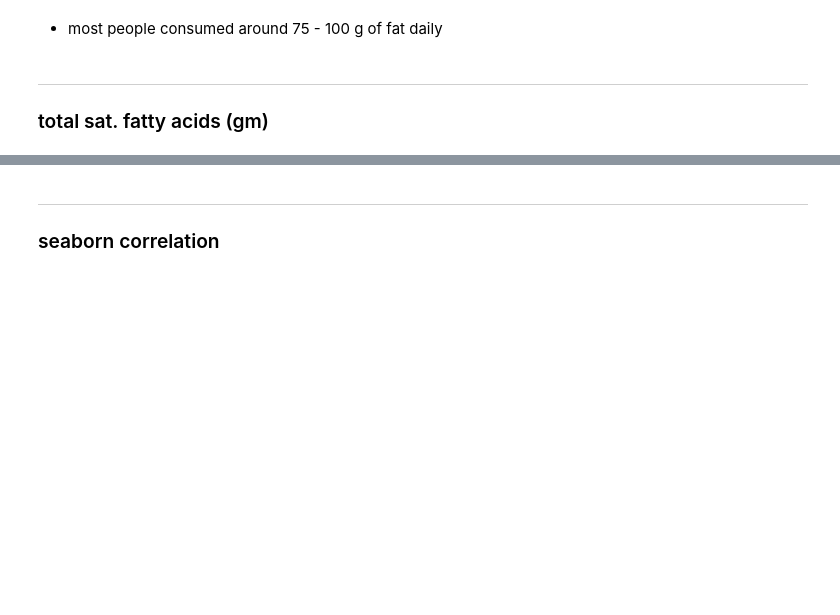
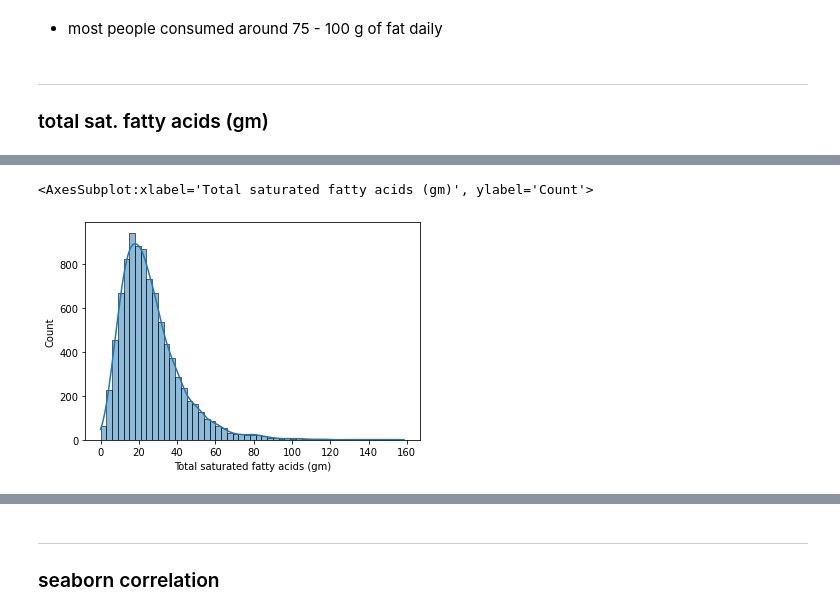
Before and after one commit to amyylin1/NHANES_Dietary_Data, a Jupyter notebook: diet_data.ipynb, the cells around one changed output, grey strips where cells are left out. Saved outputs shown, nothing was run; the diff lists cells and outputs as text; code cells hidden in the pictures; blank space fills up the shorter version.

```diff
--- a/nutrition.ipynb
+++ b/diet_data.ipynb
@@ -351,0 +469,7 @@ sat_fat = ff_1['Tot]
+# %%
+# one way
+sns.histplot(ff_1['Total saturated fatty acids (gm)'],
+       bins=100, element='bars', binwidth=3, kde=True)
+# %% [output]
+<AxesSubplot:xlabel='Total saturated fatty acids (gm)', ylabel='Count'>
+[figure, added]
```
Also changed, not shown: parts of 17 cells of this notebook, 6 other files.
